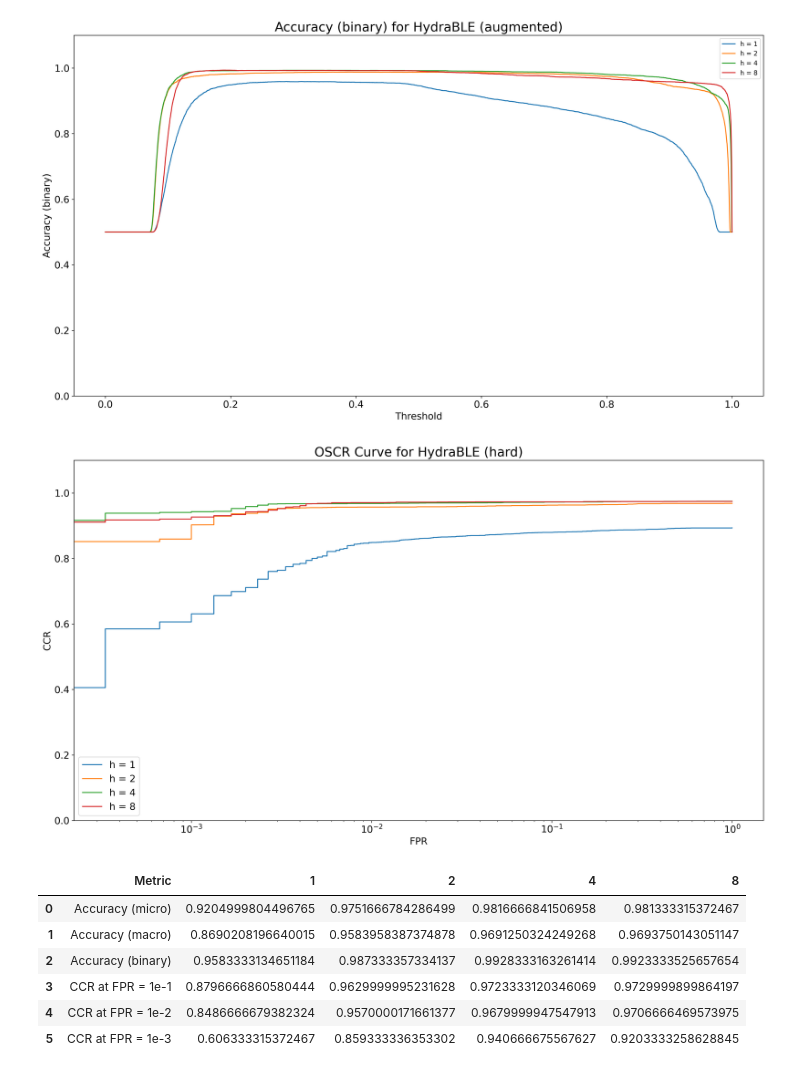
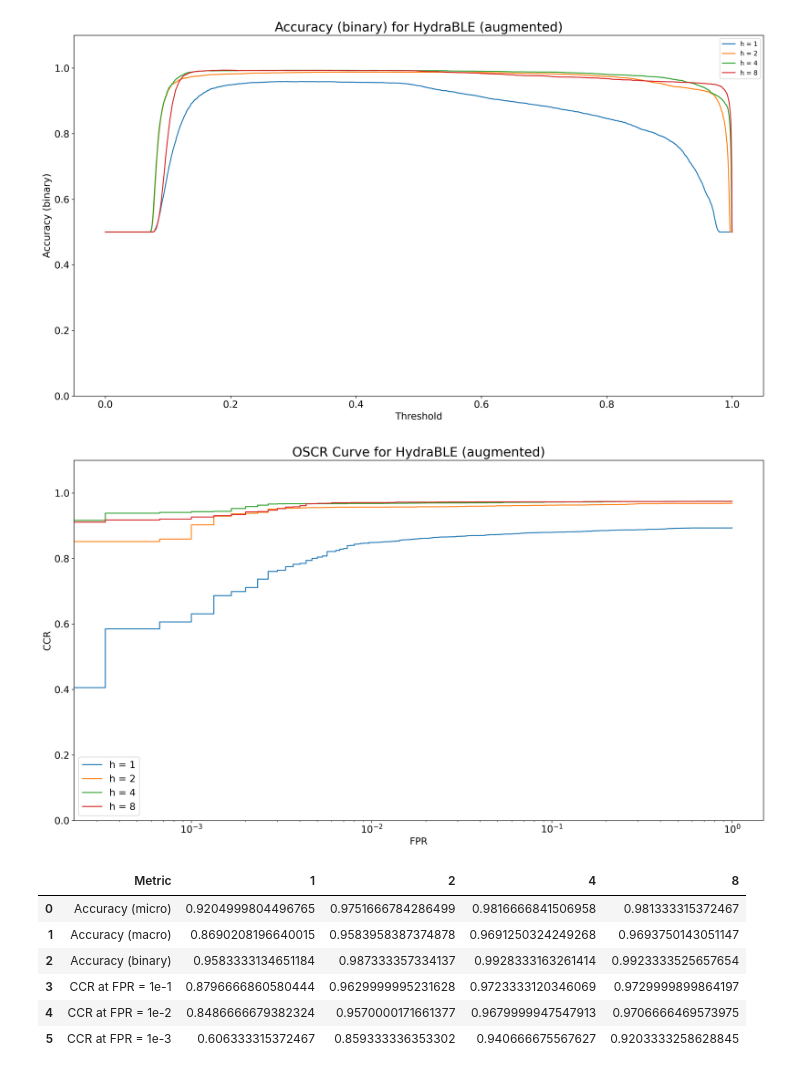
Before and after one commit to stsaxe/Master-Thesis-Stefan-Richard-Saxer, a Jupyter notebook: modeling/EvaluateModelingClassificationAugmented.ipynb, the cells around one changed output. Cells and saved outputs as stored; diff of their text form; code cells hidden in the pictures.

```diff
--- a/modeling/EvaluateModelingClassificationAugmented.ipynb
+++ b/modeling/EvaluateModelingClassificationAugmented.ipynb
@@ -123,8 +123,8 @@ for h in H_VALS:
     predictions_text = [label_lut[int(i)] for i in predictions]
     targets_text = [label_lut[int(i)] for i in targets]
 
-    plotMatrix(targets_text, predictions_text, list(label_lut.values()), name=f"HydraBLE (augmented) with h = {h}", savePath=plotPath)
-    plotReport(targets_text, predictions_text, list(label_lut.values()), name=f"HydraBLE (augmented) with h = {h}", savePath=tablePath)
+    plotMatrix(targets_text, predictions_text, list(label_lut.values()), name=f"HydraBLE (aug) with h = {h}", savePath=plotPath)
+    plotReport(targets_text, predictions_text, list(label_lut.values()), name=f"HydraBLE (aug) with h = {h}", savePath=tablePath)
 
     oscr_lut[h] = score['OSCR Curve']
     acc_micro_lut[h] = score['Accuracy Open Set (micro)']
@@ -298,28 +298,28 @@ plot_curve(acc_binary_lut,  "Accuracy (binary) for HydraBLE (augmented)", "Accur
 # %%
 
 plt.figure(figsize=(16, 9), dpi = 300)
 
 for h, values in oscr_lut.items():
     fprs = values[:, 0]
     ccrs = values[:, 1]
 
     plt.plot(fprs, ccrs, label=f"h = {h}")
 
 plt.xticks(fontsize=FONTSIZE_TICKS)
 plt.yticks(fontsize=FONTSIZE_TICKS)
 plt.xlabel("Threshold", fontsize=FONTSIZE_LABEL)
 plt.ylim(0, 1.1)
 plt.xscale("log")
 plt.ylabel("CCR", fontsize=FONTSIZE_LABEL)
 plt.xlabel("FPR", fontsize=FONTSIZE_LABEL)
-title = "OSCR Curve for HydraBLE (hard)"
+title = "OSCR Curve for HydraBLE (augmented)"
 plt.title(title, fontsize=FONTSIZE_TITLE)
 plt.legend(fontsize=FONTSIZE_LABEL)
 plt.tight_layout()
 plt.savefig(plotPath + title + ".png", dpi = 300)
 plt.show()
 # %% [output]
-[figure, old version]
+[figure, new version]
 # %%
 metrics = pd.DataFrame(np.array(metric_table).T, columns=("Metric", 1, 2, 4, 8))
 # %%
```
Also changed, not shown: parts of 2 cells of this notebook, 15 other files.
